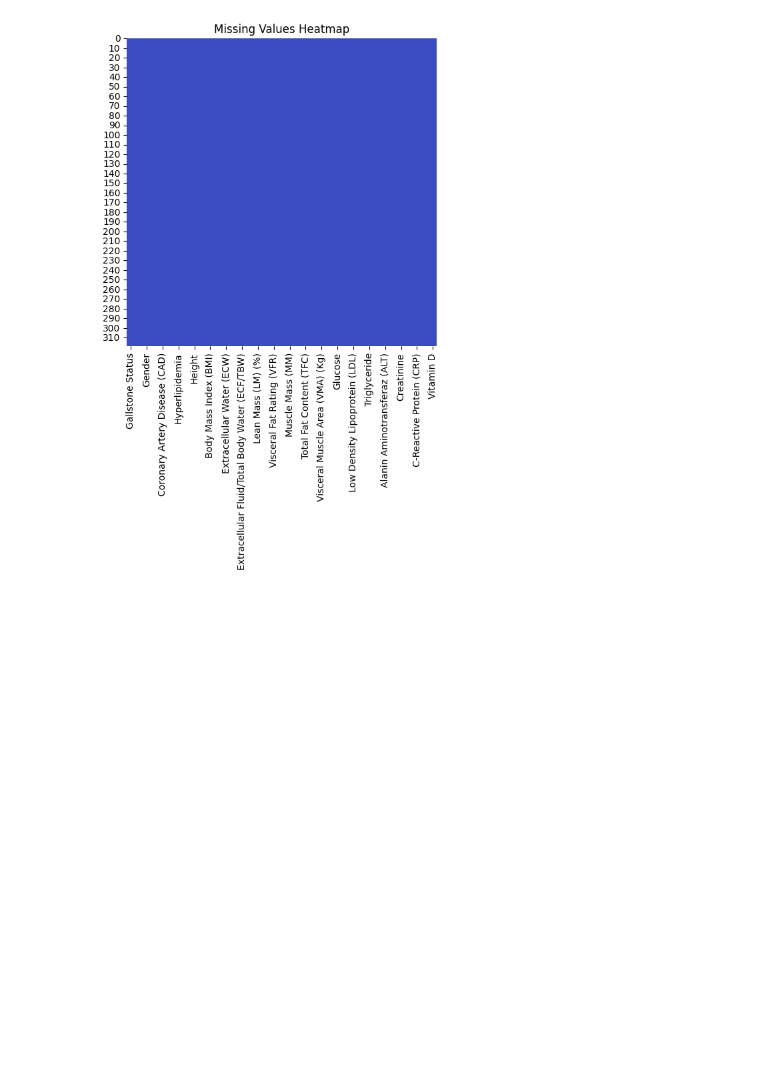
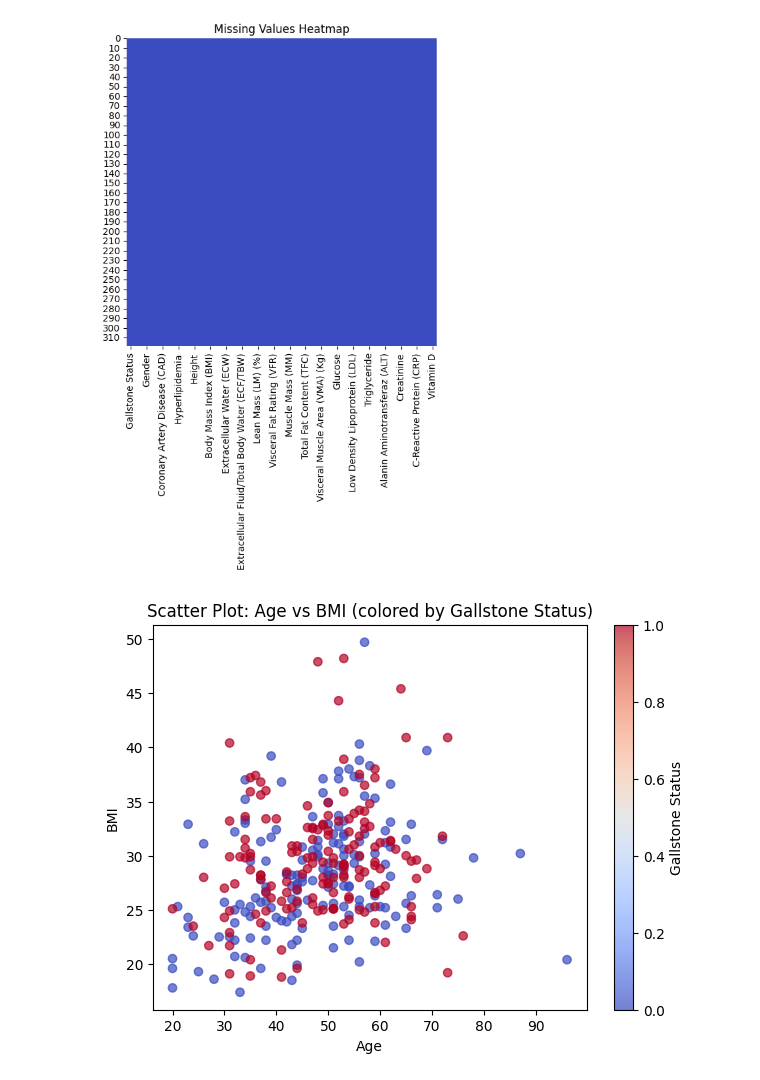
Before and after one commit to ShathaAlshalawi/Gallstone_project, a Jupyter notebook: phase2.ipynb, the cells around one changed output. Saved outputs shown, nothing was run; the diff lists cells and outputs as text; code cells hidden in the pictures; blank space fills up the shorter version.

```diff
--- a/phase2.ipynb
+++ b/phase2.ipynb
@@ -127,3 +127,17 @@ Series([], dtype: int64)
 # %%
 # Step 9: Save the dataset
 df.to_csv("Preprocessed_dataset.csv", index=False)
+# %%
+
+
+# Step 3: Scatter Plot (Age vs BMI, colored by Gallstone Status)
+plt.figure(figsize=(7,5))
+plt.scatter(df['Age'], df['Body Mass Index (BMI)'],
+            c=df['Gallstone Status'], cmap='coolwarm', alpha=0.7)
+plt.xlabel("Age")
+plt.ylabel("BMI")
+plt.title("Scatter Plot: Age vs BMI (colored by Gallstone Status)")
+plt.colorbar(label="Gallstone Status")
+plt.show()
+# %% [output]
+[figure, added]
```
Also changed, not shown: parts of 5 cells of this notebook.
